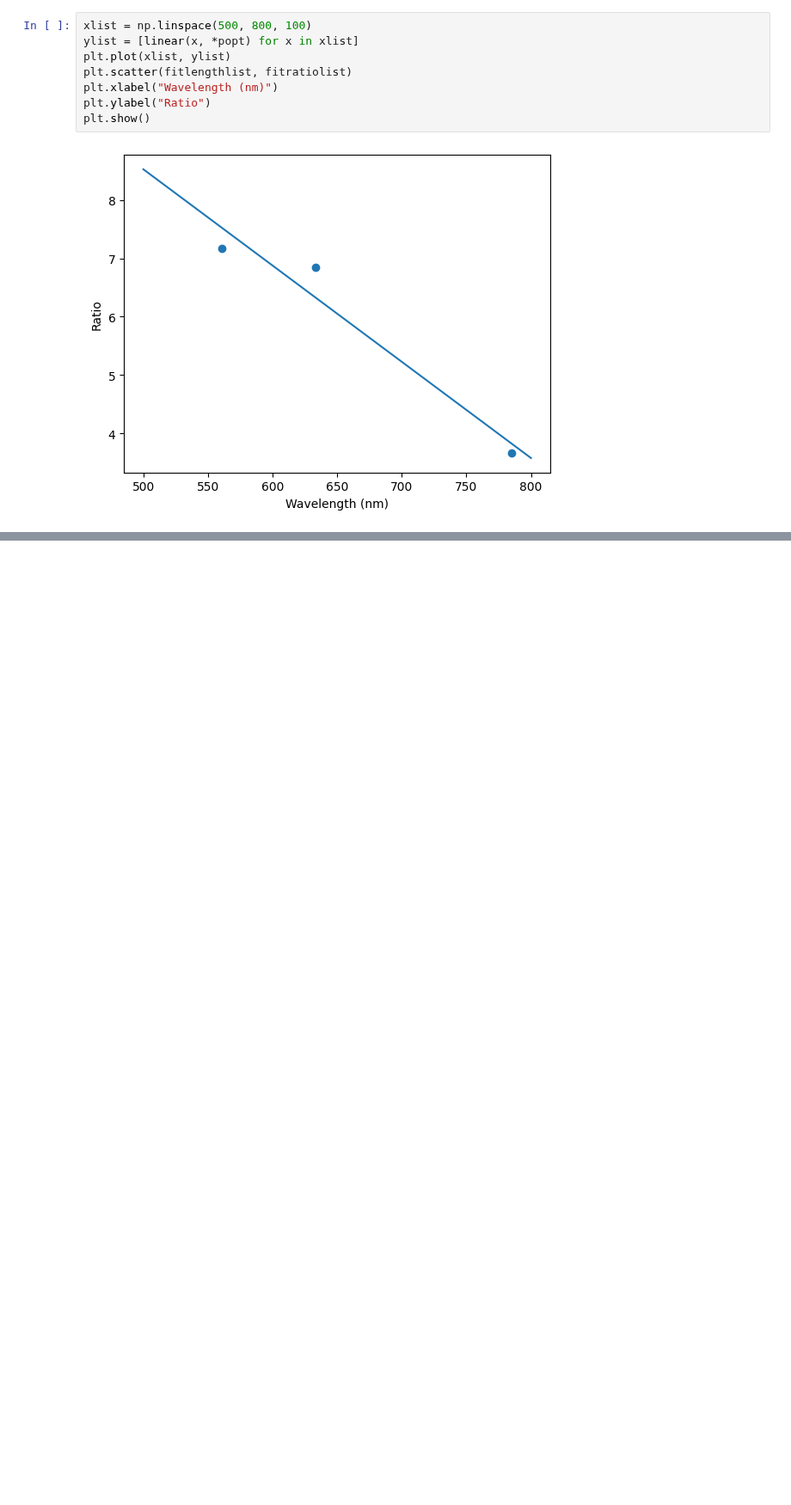
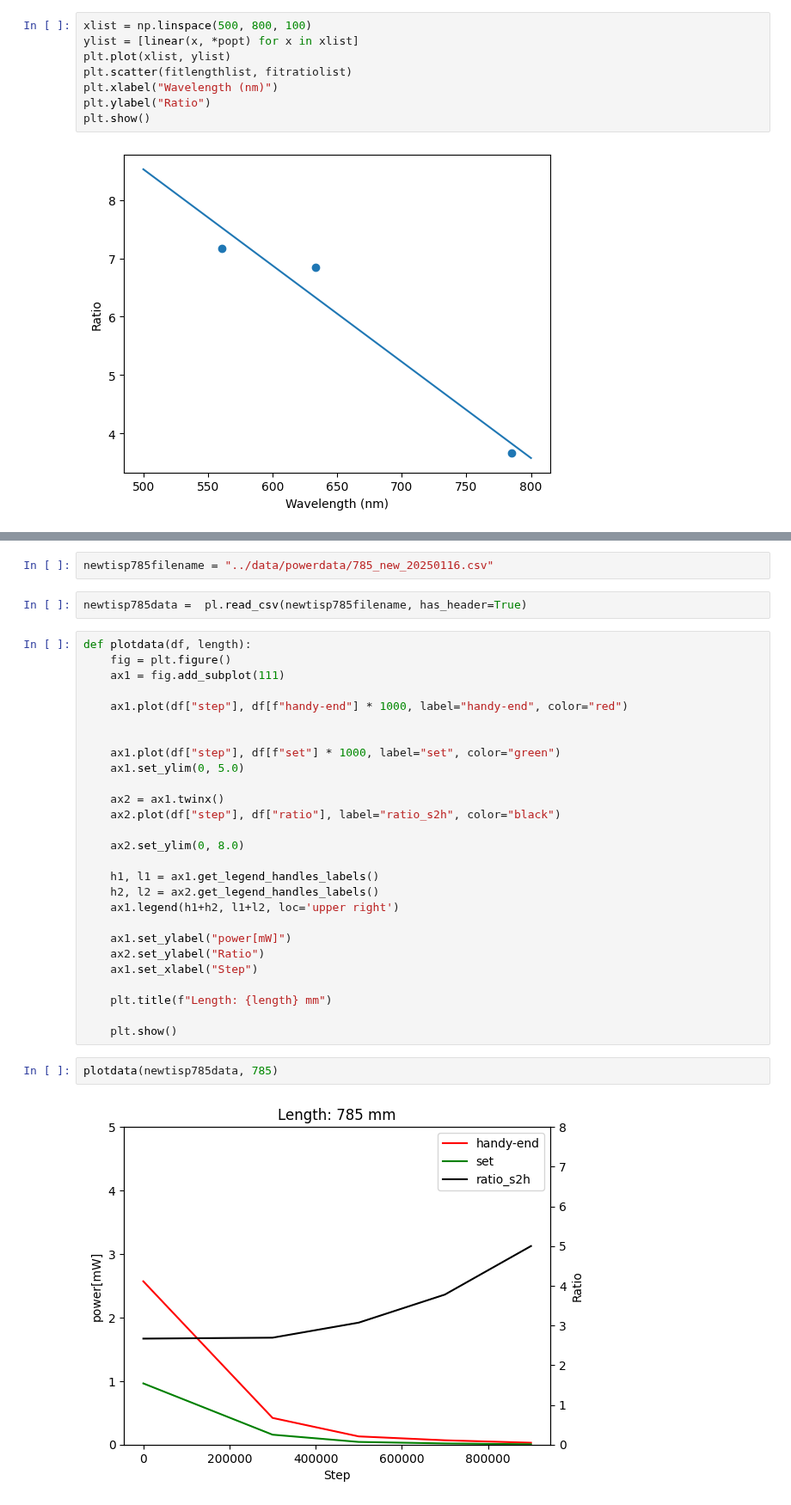
Before and after one commit to chiashi-lab/pl, a Jupyter notebook: notebook/analyse.ipynb, the cells around one changed output, grey strips where cells are left out. Shown at 86% size. Saved outputs shown, nothing was run; the diff lists cells and outputs as text; blank space fills up the shorter version.

Commit message:
:chart_with_upwards_trend: fitting for ti-sp

```diff
--- a/notebook/analyse.ipynb
+++ b/notebook/analyse.ipynb
@@ -244,0 +248,35 @@ plt.show()
+# %%
+newtisp785filename = "../data/powerdata/785_new_20250116.csv"
+# %%
+newtisp785data =  pl.read_csv(newtisp785filename, has_header=True)
+# %%
+def plotdata(df, length):
+    fig = plt.figure()
+    ax1 = fig.add_subplot(111)
+
+    ax1.plot(df["step"], df[f"handy-end"] * 1000, label="handy-end", color="red")
+
+
+    ax1.plot(df["step"], df[f"set"] * 1000, label="set", color="green")
+    ax1.set_ylim(0, 5.0)
+
+    ax2 = ax1.twinx()
+    ax2.plot(df["step"], df["ratio"], label="ratio_s2h", color="black")
+
+    ax2.set_ylim(0, 8.0)
+
+    h1, l1 = ax1.get_legend_handles_labels()
+    h2, l2 = ax2.get_legend_handles_labels()
+    ax1.legend(h1+h2, l1+l2, loc='upper right')
+
+    ax1.set_ylabel("power[mW]")
+    ax2.set_ylabel("Ratio")
+    ax1.set_xlabel("Step")
+
+    plt.title(f"Length: {length} mm")
+
+    plt.show()
+# %%
+plotdata(newtisp785data, 785)
+# %% [output]
+[figure, added]
```
Also changed, not shown: parts of 3 cells of this notebook, 7 other files.
